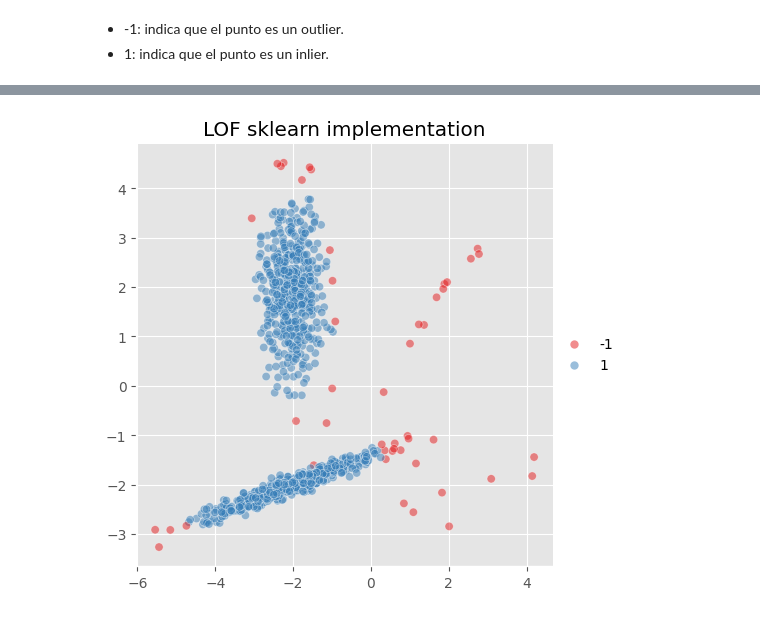
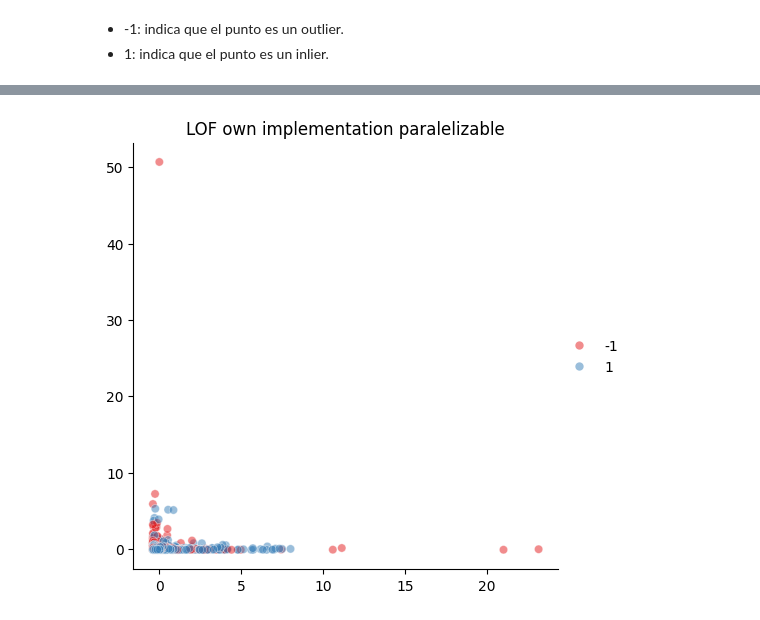
Before and after one commit to Jonkkeyler333/PyOD_ADGE, a Jupyter notebook: notebooks/lof.ipynb, the cells around one changed output, grey strips where cells are left out. Cells and saved outputs as stored; diff of their text form; code cells hidden in the pictures.

```diff
--- a/notebooks/lof.ipynb
+++ b/notebooks/lof.ipynb
@@ -96,0 +59,4 @@ plt.show()
+# %%
+X_f=data.drop(['fraud'],axis=1)
+y_f=data['fraud']
+X,_,y,_= train_test_split(X_f,y_f,stratify=y_f,train_size=3000,random_state=42)
@@ -96,0 +70,2 @@ plt.show()
+# %%
+X=StandardScaler().fit_transform(X)
@@ -124,5 +89,5 @@ array([0.97816495, 1.07962648, 1.00245579, 1.25511031, 1.59527451,
 # %%
-from sklearn.neighbors import LocalOutlierFactor as LOF
-model2= LOF(n_neighbors=20, algorithm='auto', metric='euclidean')
+from PyOD_ADGE.models.LofParalelizable import LocalOutlierFactorParalelizable
+model2 = LocalOutlierFactorParalelizable(k_neighbors=5, n_jobs=8)
 model2.fit(X)
 # %% [output]
@@ -175,4 +103,4 @@ array([ 1,  1,  1,  1, -1,  1, -1,  1,  1,  1,  1,  1,  1,  1,  1,  1, -1,
 # %%
-ypred2=model2.fit_predict(X)
+ypred2=model2.predict()
 ypred2[:10]
 # %% [output]
@@ -206,9 +118,9 @@ plt.show()
 # %%
 sns.relplot(x=X[:,0],y=X[:,1],hue=ypred2,palette="Set1",alpha=0.5)
-plt.title('LOF sklearn implementation')
+plt.title('LOF own implementation paralelizable')
 plt.show()
 # %% [output]
-[figure, old version]
+[figure, new version]
 # %%
 import numpy as np
 a=np.eye(N=4,M=3)
```
Also changed, not shown: parts of 27 cells of this notebook, 2 other files.
